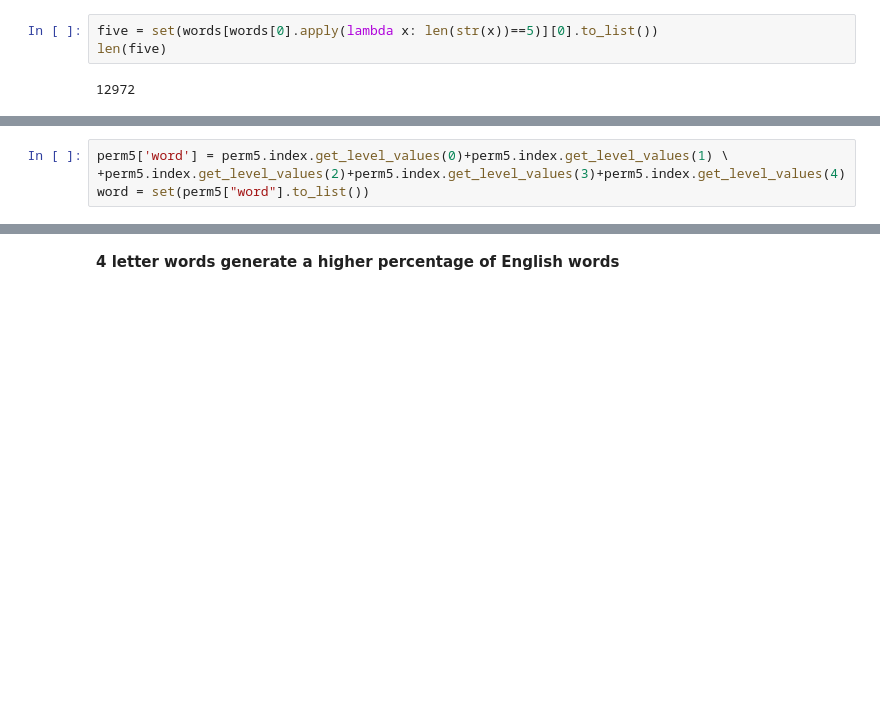
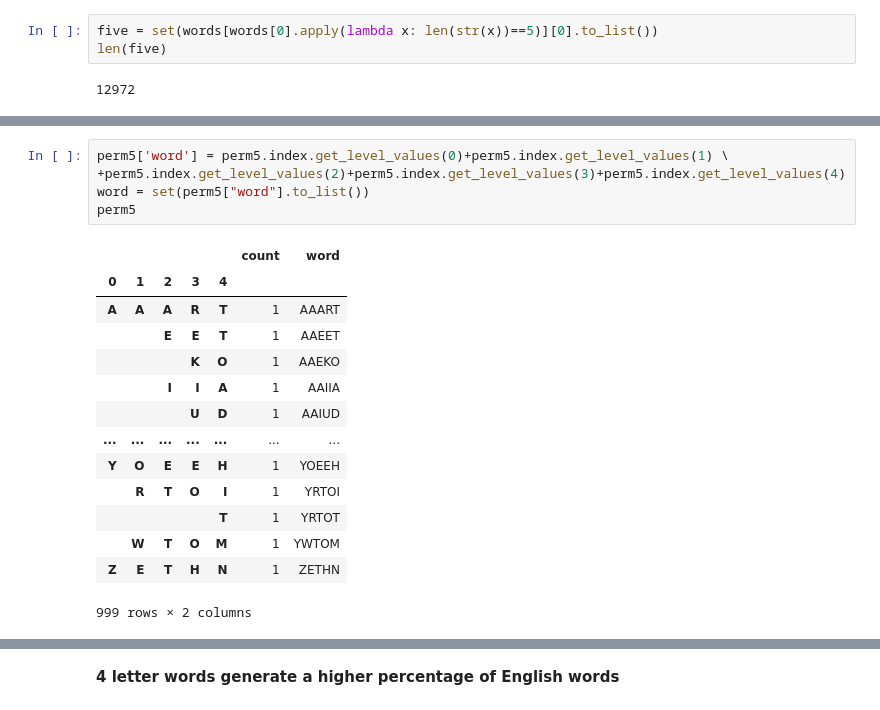
Before and after one commit to sydneymathiason/qex8sd_ds5100_montecarlo, a Jupyter notebook: FinalProjectTemplate.ipynb, the cells around one changed output, grey strips where cells are left out. Drawn from its saved outputs; the diff is of its cells as text; blank space fills up the shorter version.

```diff
--- a/FinalProjectTemplate.ipynb
+++ b/FinalProjectTemplate.ipynb
@@ -697,7 +713,23 @@ perm5 = A1.permutation_count()
 # %%
 perm5['word'] = perm5.index.get_level_values(0)+perm5.index.get_level_values(1) \
 +perm5.index.get_level_values(2)+perm5.index.get_level_values(3)+perm5.index.get_level_values(4)
 word = set(perm5["word"].to_list())
+perm5
+# %% [output]
+|  |  |  |  |  | count | word |
+| 0 | 1 | 2 | 3 | 4 |  |  |
+| A | A | A | R | T | 1 | AAART |
+|  |  | E | E | T | 1 | AAEET |
+|  |  |  | K | O | 1 | AAEKO |
+|  |  | I | I | A | 1 | AAIIA |
+|  |  |  | U | D | 1 | AAIUD |
+| ... | ... | ... | ... | ... | ... | ... |
+| Y | O | E | E | H | 1 | YOEEH |
+|  | R | T | O | I | 1 | YRTOI |
+|  |  |  |  | T | 1 | YRTOT |
+|  | W | T | O | M | 1 | YWTOM |
+| Z | E | T | H | N | 1 | ZETHN |
+999 rows × 2 columns
 # %%
 five.intersection(word)
 # %% [output]
```
Also changed, not shown: parts of 16 cells of this notebook, 1 other file.
